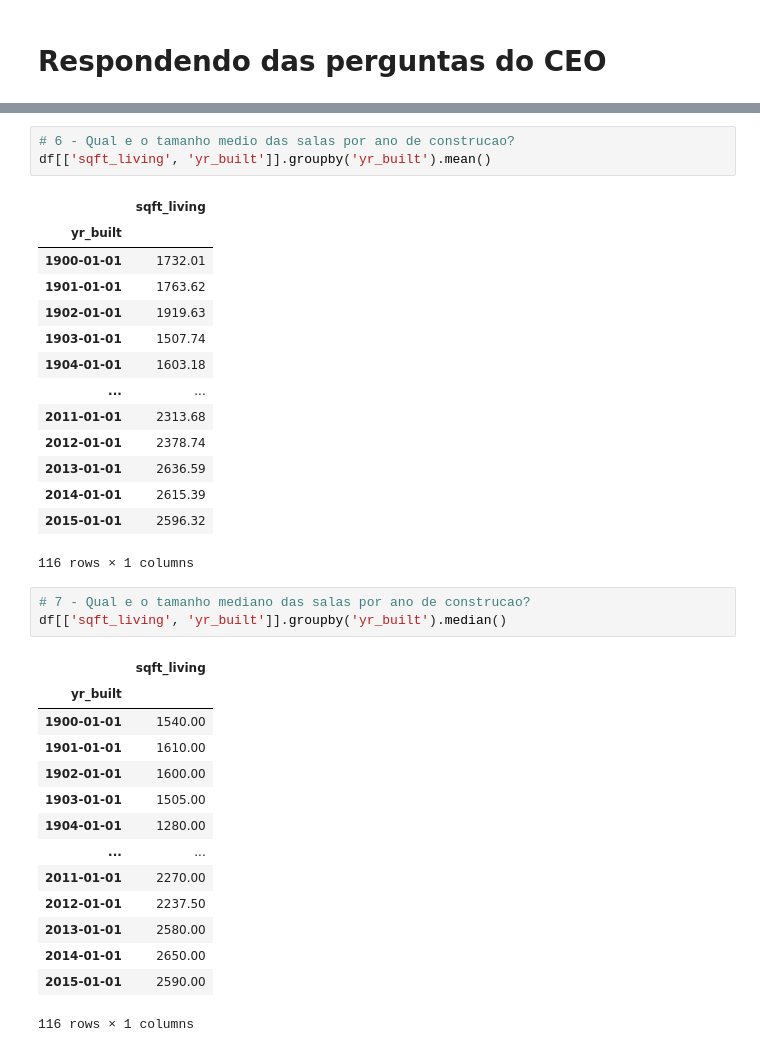
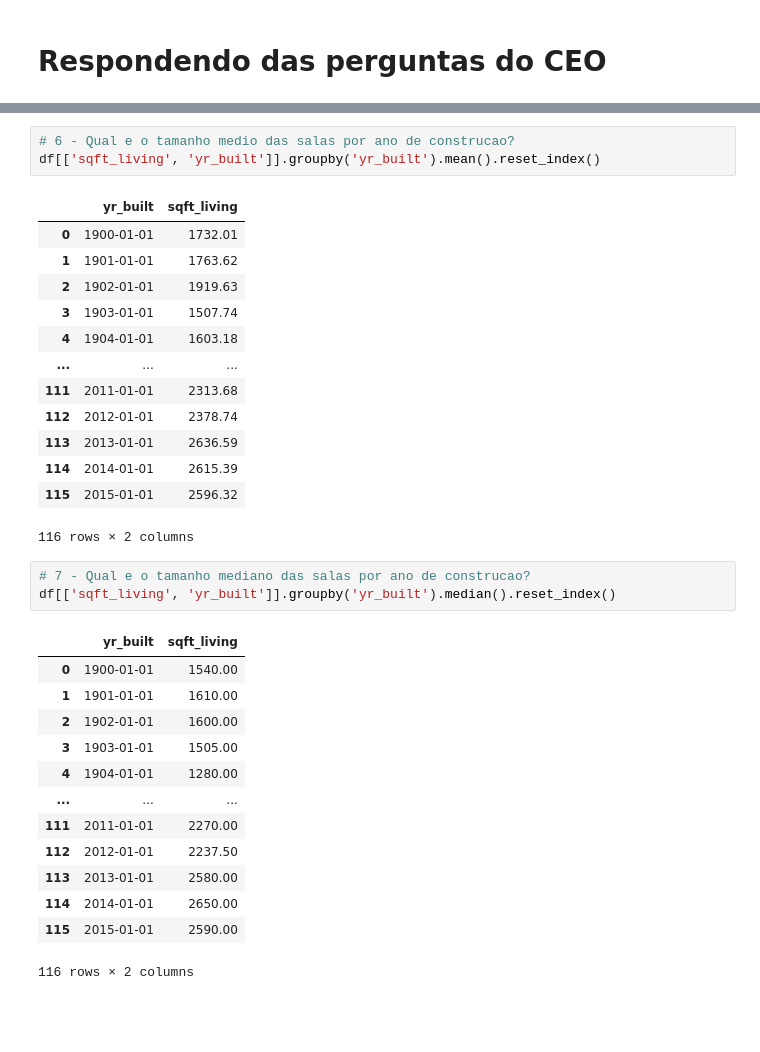
Before and after one commit to endhel/Curso-de-Python-do-ZERO-AO-DS, a Jupyter notebook: aula03.ipynb, the cells around one changed output, grey strips where cells are left out. Saved outputs shown, nothing was run; the diff lists cells and outputs as text; blank space fills up the shorter version.

```diff
--- a/aula03.ipynb
+++ b/aula03.ipynb
@@ -128,38 +123,36 @@ df[['bedrooms', 'bathrooms', 'price']].groupby(['bedrooms', 'bathrooms']).sum()
 # %%
 # 6 - Qual e o tamanho medio das salas por ano de construcao?
-df[['sqft_living', 'yr_built']].groupby('yr_built').mean()
+df[['sqft_living', 'yr_built']].groupby('yr_built').mean().reset_index()
 # %% [output]
-|  | sqft_living |
-| yr_built |  |
-| 1900-01-01 | 1732.01 |
-| 1901-01-01 | 1763.62 |
-| 1902-01-01 | 1919.63 |
-| 1903-01-01 | 1507.74 |
-| 1904-01-01 | 1603.18 |
-| ... | ... |
-| 2011-01-01 | 2313.68 |
-| 2012-01-01 | 2378.74 |
-| 2013-01-01 | 2636.59 |
-| 2014-01-01 | 2615.39 |
-| 2015-01-01 | 2596.32 |
+|  | yr_built | sqft_living |
+| 0 | 1900-01-01 | 1732.01 |
+| 1 | 1901-01-01 | 1763.62 |
+| 2 | 1902-01-01 | 1919.63 |
+| 3 | 1903-01-01 | 1507.74 |
+| 4 | 1904-01-01 | 1603.18 |
+| ... | ... | ... |
+| 111 | 2011-01-01 | 2313.68 |
+| 112 | 2012-01-01 | 2378.74 |
+| 113 | 2013-01-01 | 2636.59 |
+| 114 | 2014-01-01 | 2615.39 |
+| 115 | 2015-01-01 | 2596.32 |
-116 rows × 1 columns
+116 rows × 2 columns
 # %%
 # 7 - Qual e o tamanho mediano das salas por ano de construcao?
-df[['sqft_living', 'yr_built']].groupby('yr_built').median()
+df[['sqft_living', 'yr_built']].groupby('yr_built').median().reset_index()
 # %% [output]
-|  | sqft_living |
-| yr_built |  |
-| 1900-01-01 | 1540.00 |
-| 1901-01-01 | 1610.00 |
-| 1902-01-01 | 1600.00 |
-| 1903-01-01 | 1505.00 |
-| 1904-01-01 | 1280.00 |
-| ... | ... |
-| 2011-01-01 | 2270.00 |
-| 2012-01-01 | 2237.50 |
-| 2013-01-01 | 2580.00 |
-| 2014-01-01 | 2650.00 |
-| 2015-01-01 | 2590.00 |
+|  | yr_built | sqft_living |
+| 0 | 1900-01-01 | 1540.00 |
+| 1 | 1901-01-01 | 1610.00 |
+| 2 | 1902-01-01 | 1600.00 |
+| 3 | 1903-01-01 | 1505.00 |
+| 4 | 1904-01-01 | 1280.00 |
+| ... | ... | ... |
+| 111 | 2011-01-01 | 2270.00 |
+| 112 | 2012-01-01 | 2237.50 |
+| 113 | 2013-01-01 | 2580.00 |
+| 114 | 2014-01-01 | 2650.00 |
+| 115 | 2015-01-01 | 2590.00 |
-116 rows × 1 columns
+116 rows × 2 columns
 # %%
 # 8 - Qual e o desvio padrao do tamanho das salas por ano de construcao?
```
Also changed, not shown: parts of 9 cells of this notebook.
